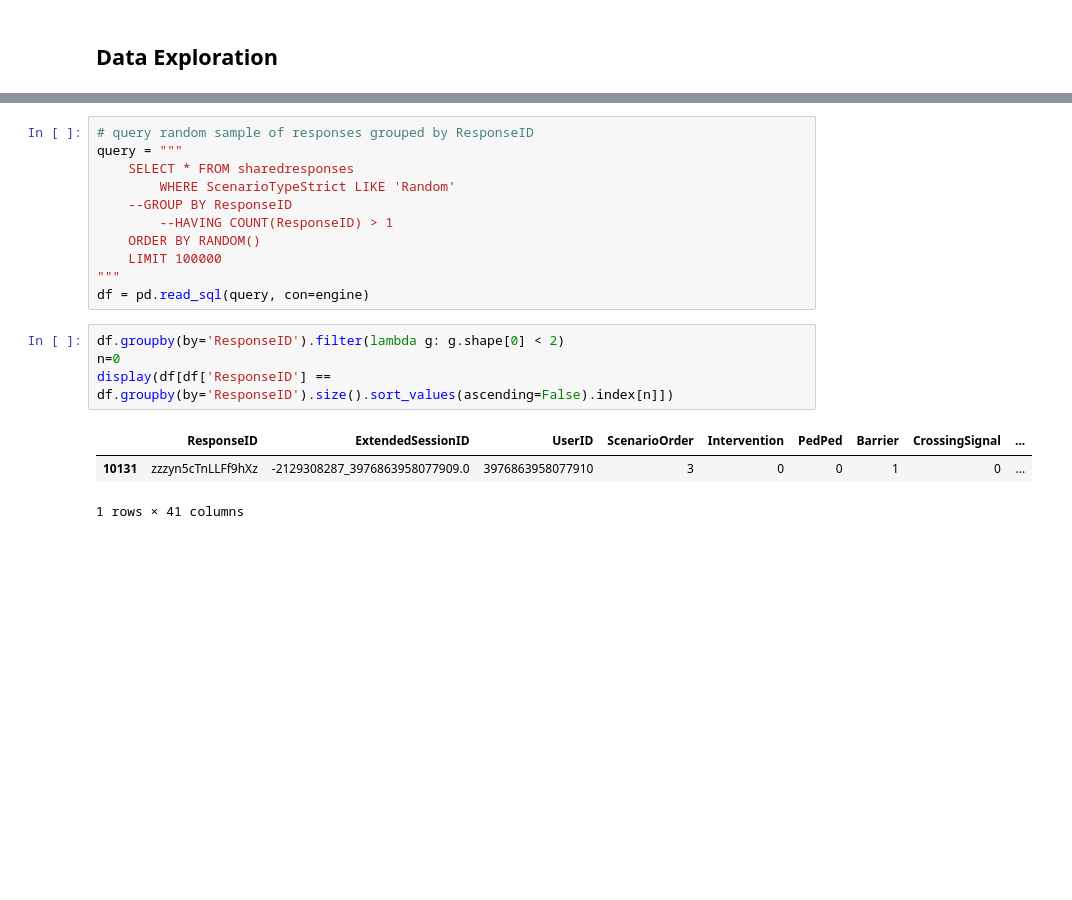
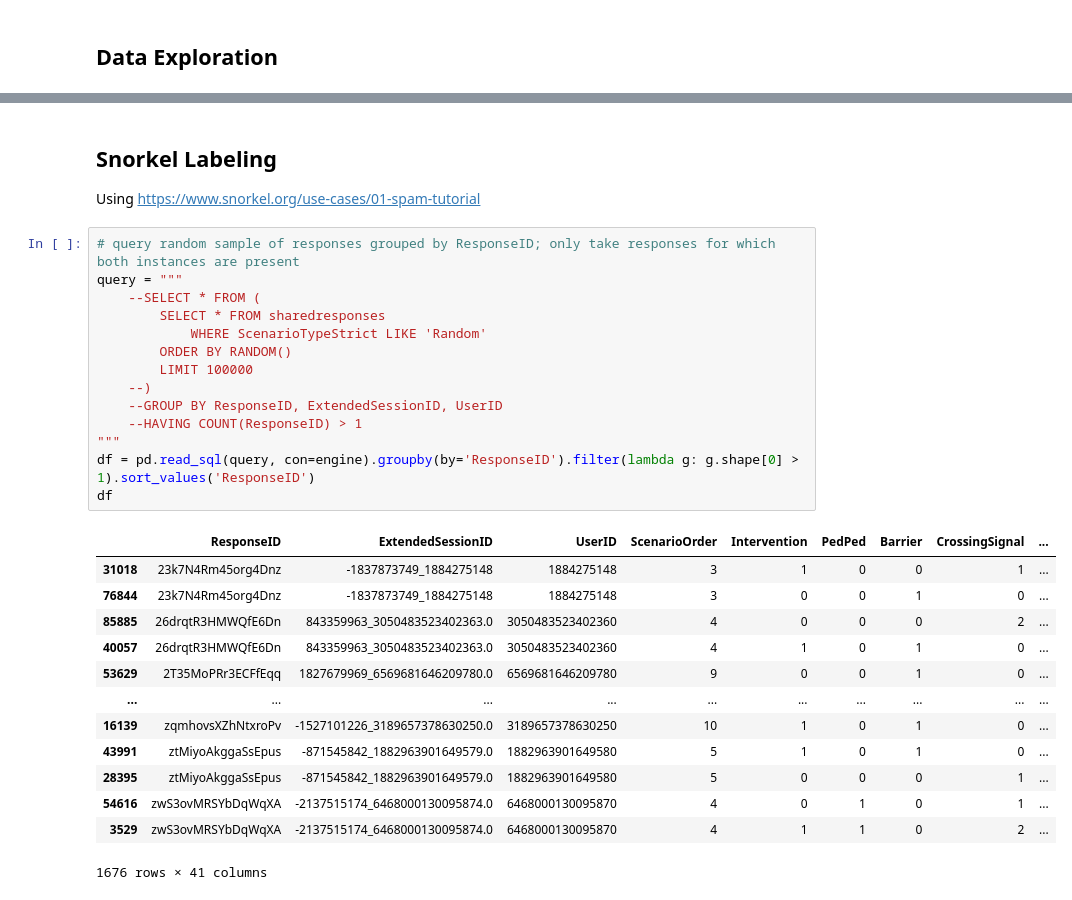
Before and after one commit to ryansteed/heuristic-moral-machine, a Jupyter notebook: jupyter/exploration.ipynb, the cells around one changed output, grey strips where cells are left out. Cells and saved outputs as stored; diff of their text form; blank space fills up the shorter version.

```diff
--- a/jupyter/exploration.ipynb
+++ b/jupyter/exploration.ipynb
@@ -97,19 +96,31 @@ df.describe()
+# %% [markdown]
+## Snorkel Labeling
+Using https://www.snorkel.org/use-cases/01-spam-tutorial
 # %%
-# query random sample of responses grouped by ResponseID
+# query random sample of responses grouped by ResponseID; only take responses for which both instances are present
 query = """
-    SELECT * FROM sharedresponses
-        WHERE ScenarioTypeStrict LIKE 'Random'
-    --GROUP BY ResponseID
-        --HAVING COUNT(ResponseID) > 1
-    ORDER BY RANDOM()
-    LIMIT 100000
+    --SELECT * FROM (
+        SELECT * FROM sharedresponses
+            WHERE ScenarioTypeStrict LIKE 'Random'
+        ORDER BY RANDOM()
+        LIMIT 100000
+    --)
+    --GROUP BY ResponseID, ExtendedSessionID, UserID
+    --HAVING COUNT(ResponseID) > 1
 """
-df = pd.read_sql(query, con=engine)
+df = pd.read_sql(query, con=engine).groupby(by='ResponseID').filter(lambda g: g.shape[0] > 1).sort_values('ResponseID')
+df
+# %% [output]
+|  | ResponseID | ExtendedSessionID | UserID | ScenarioOrder | Intervention | PedPed | Barrier | CrossingSignal | ... |
+| 31018 | 23k7N4Rm45org4Dnz | -1837873749_1884275148 | 1884275148 | 3 | 1 | 0 | 0 | 1 | ... |
+| 76844 | 23k7N4Rm45org4Dnz | -1837873749_1884275148 | 1884275148 | 3 | 0 | 0 | 1 | 0 | ... |
+| 85885 | 26drqtR3HMWQfE6Dn | 843359963_3050483523402363.0 | 3050483523402360 | 4 | 0 | 0 | 0 | 2 | ... |
+| 40057 | 26drqtR3HMWQfE6Dn | 843359963_3050483523402363.0 | 3050483523402360 | 4 | 1 | 0 | 1 | 0 | ... |
+| 53629 | 2T35MoPRr3ECFfEqq | 1827679969_6569681646209780.0 | 6569681646209780 | 9 | 0 | 0 | 1 | 0 | ... |
+| ... | ... | ... | ... | ... | ... | ... | ... | ... | ... |
+| 16139 | zqmhovsXZhNtxroPv | -1527101226_3189657378630250.0 | 3189657378630250 | 10 | 1 | 0 | 1 | 0 | ... |
+| 43991 | ztMiyoAkggaSsEpus | -871545842_1882963901649579.0 | 1882963901649580 | 5 | 1 | 0 | 1 | 0 | ... |
+| 28395 | ztMiyoAkggaSsEpus | -871545842_1882963901649579.0 | 1882963901649580 | 5 | 0 | 0 | 0 | 1 | ... |
+| 54616 | zwS3ovMRSYbDqWqXA | -2137515174_6468000130095874.0 | 6468000130095870 | 4 | 0 | 1 | 0 | 1 | ... |
+| 3529 | zwS3ovMRSYbDqWqXA | -2137515174_6468000130095874.0 | 6468000130095870 | 4 | 1 | 1 | 0 | 2 | ... |
+1676 rows × 41 columns
-# %%
-df.groupby(by='ResponseID').filter(lambda g: g.shape[0] < 2)
-n=0
-display(df[df['ResponseID'] == df.groupby(by='ResponseID').size().sort_values(ascending=False).index[n]])
-# %% [output]
-|  | ResponseID | ExtendedSessionID | UserID | ScenarioOrder | Intervention | PedPed | Barrier | CrossingSignal | ... |
-| 10131 | zzzyn5cTnLLFf9hXz | -2129308287_3976863958077909.0 | 3976863958077910 | 3 | 0 | 0 | 1 | 0 | ... |
-1 rows × 41 columns
```
Also changed, not shown: parts of 18 cells of this notebook, 1 other file.
